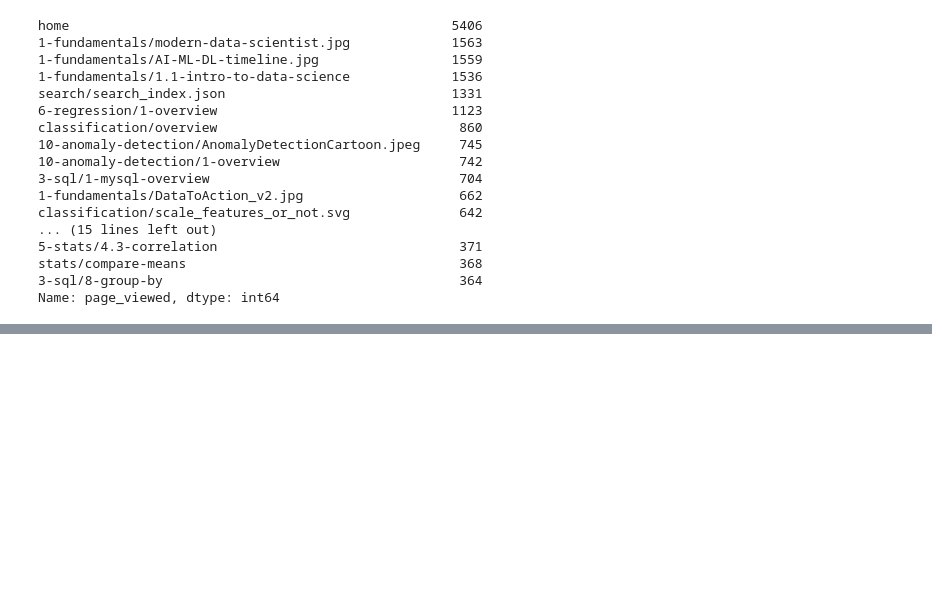
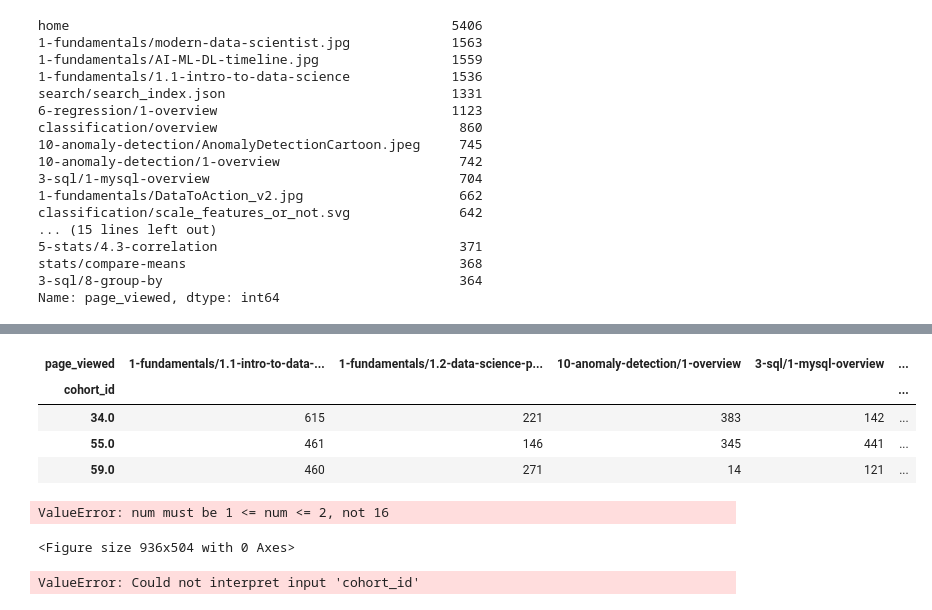
Before and after one commit to AI-Gomez/anomaly-detection-project, a Jupyter notebook: notebook.ipynb, the cells around one changed output, grey strips where cells are left out. Cells and saved outputs as stored; diff of their text form; code cells hidden in the pictures; blank space fills up the shorter version.

```diff
--- a/notebook.ipynb
+++ b/notebook.ipynb
@@ -385,0 +392,23 @@ Name: page_viewed, dtype: int64
+# %%
+dsl1 = pd.crosstab(dsl.cohort_id, dsl.page_viewed)
+dsl1
+# %% [output]
+| page_viewed | 1-fundamentals/1.1-intro-to-data-... | 1-fundamentals/1.2-data-science-p... | 10-anomaly-detection/1-overview | 3-sql/1-mysql-overview | ... |
+| cohort_id |  |  |  |  | ... |
+| 34.0 | 615 | 221 | 383 | 142 | ... |
+| 55.0 | 461 | 146 | 345 | 441 | ... |
+| 59.0 | 460 | 271 | 14 | 121 | ... |
+# %%
+plt.figure(figsize=(13,7))
+x=x+1
+for col in dsl1.columns:
+    plt.subplot(1,2,x)
+    x=x+1
+    sns.barplot(x=dsl1.index, y=dsl1[col])
+# %% [output]
+ValueError: num must be 1 <= num <= 2, not 16
+<Figure size 936x504 with 0 Axes>
+# %%
+sns.factorplot(x='cohort_id', y='page_viewed', data=dsl, kind='bar')
+# %% [output]
+ValueError: Could not interpret input 'cohort_id'
```
Also changed, not shown: parts of 8 cells of this notebook.
